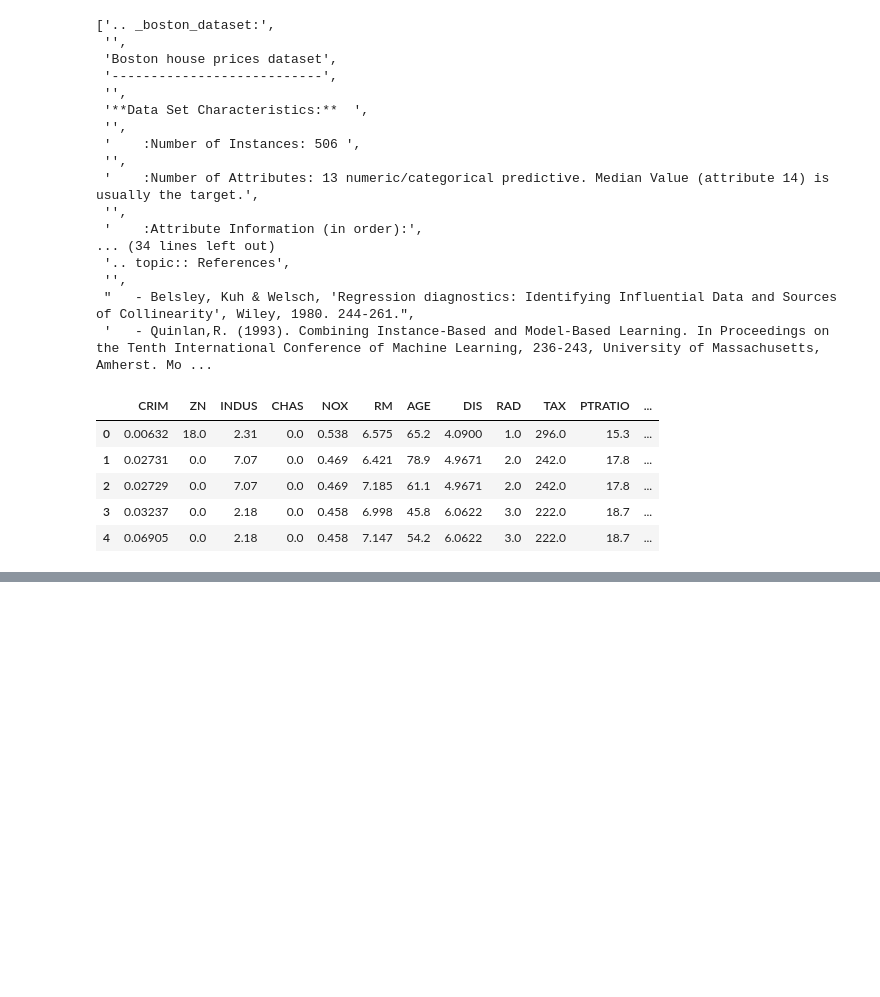
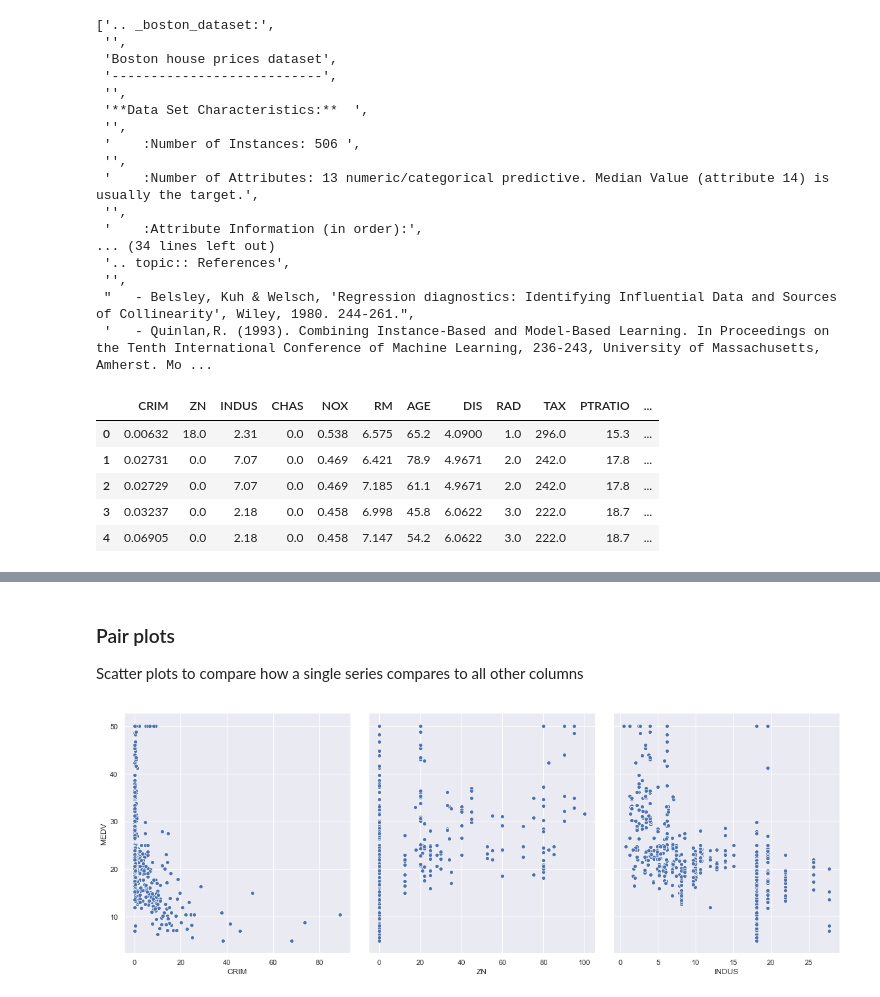
Before and after one commit to lewis-munyi/kamilimu-DS-track, a Jupyter notebook: EDA-Boston.ipynb, the cells around one changed output, grey strips where cells are left out. Cells and saved outputs as stored; diff of their text form; code cells hidden in the pictures; blank space fills up the shorter version.

```diff
--- a/EDA-Boston.ipynb
+++ b/EDA-Boston.ipynb
@@ -59,0 +194,7 @@ data.head()
+# %% [markdown]
+### Pair plots
+Scatter plots to compare how a single series compares to all other columns
+# %%
+sns.pairplot(data,x_vars=['CRIM','ZN','INDUS'],y_vars='MEDV',height=6, aspect =0.9);
+# %% [output]
+[figure, added]
```
Also changed, not shown: parts of 25 cells of this notebook.
